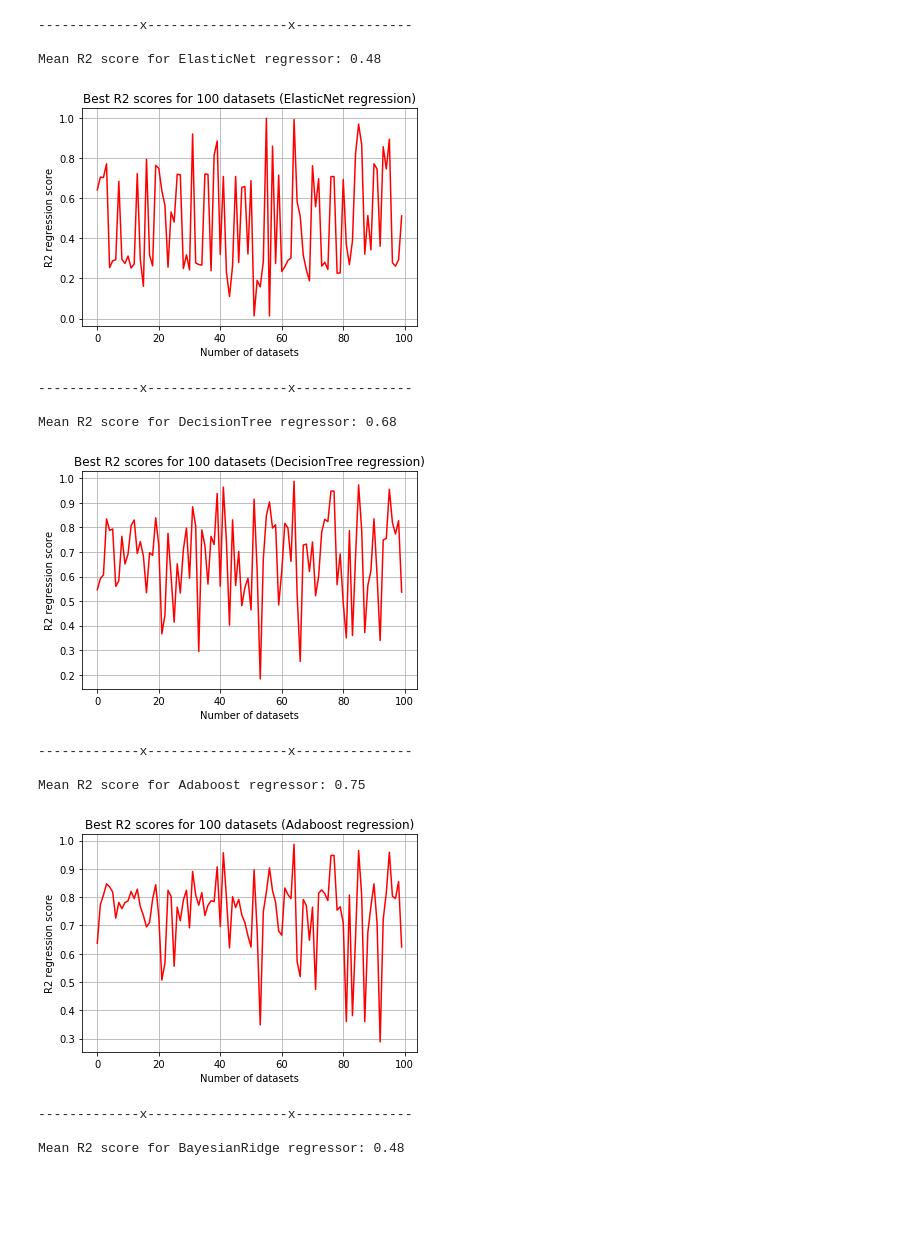
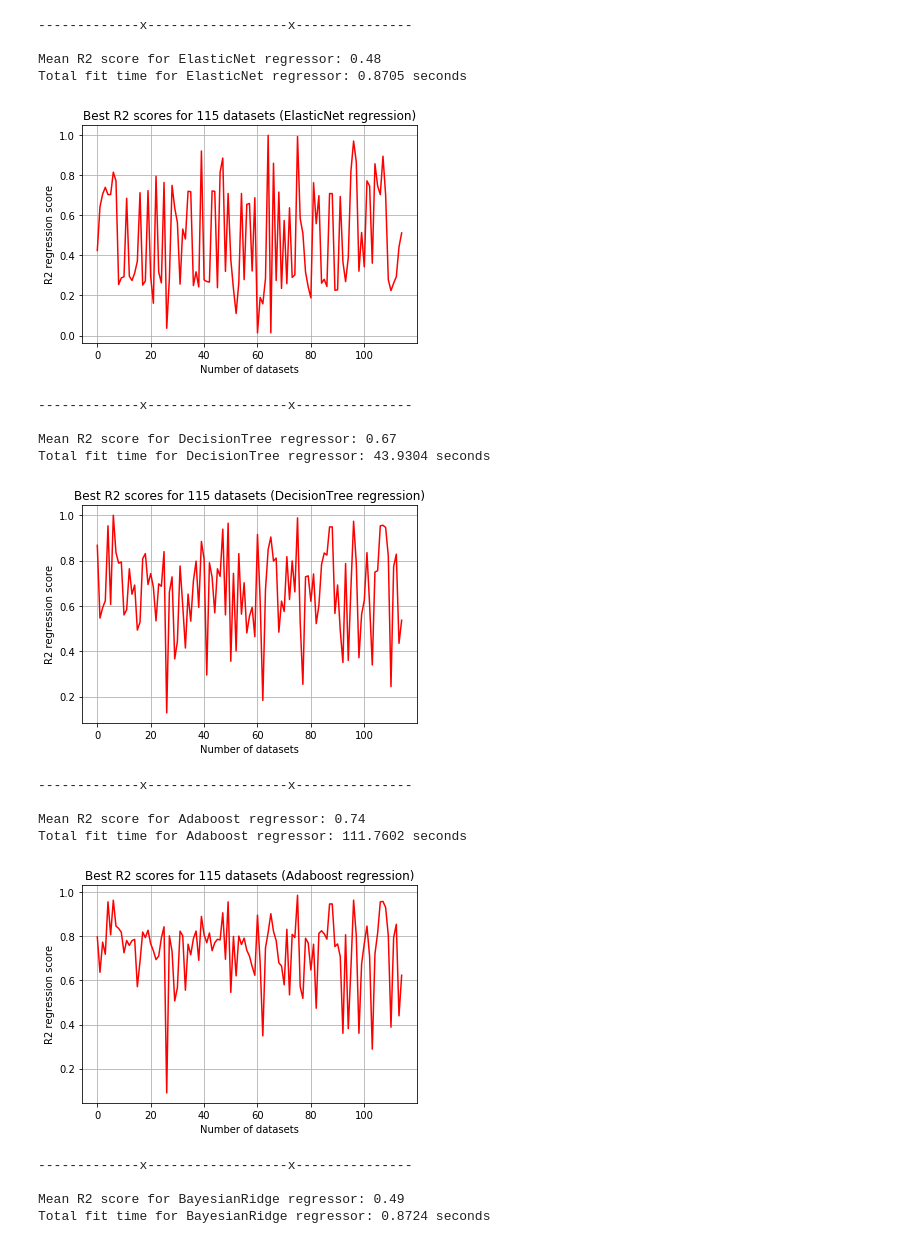
Before and after one commit to anuprulez/pmlb_regression, a Jupyter notebook: analyze_regression_results_filtered.ipynb, the cells around one changed output. Cells and saved outputs as stored; diff of their text form; code cells hidden in the pictures; blank space fills up the shorter version.

Commit message:
Update results for 115 datasets

```diff
--- a/analyze_regression_results_filtered.ipynb
+++ b/analyze_regression_results_filtered.ipynb
@@ -14,28 +14,35 @@ warnings.filterwarnings('ignore')
 start_time = time.time()
 
 #folder_name = "filtered_results/"
-folder_name = "100_datasets_results/"
+folder_name = "115_datasets_results/"
 
 clf_names_dir = os.listdir(folder_name)
 
 clf_names = list()
 clf_mean_r2 = list()
 r2_dict = dict()
+fit_time_dict = dict()
 for clf in clf_names_dir:
     data_path = folder_name + clf
     files = [f for f in os.listdir(data_path)]
     r2_scores = list()
+    fit_time = list()
     for f_name in files:
         f_path = data_path + "/" + f_name
         df = pd.read_csv(f_path, sep="\t")
         rank_test_score = df[df["rank_test_score"] == 1]
         mean_test_score = rank_test_score["mean_test_score"]
+        fit_time_sec = rank_test_score["mean_fit_time"].iloc[0] + rank_test_score["mean_score_time"].iloc[0]
         r2_scores.append(mean_test_score.iloc[0])
+        fit_time.append(fit_time_sec)
     clf_names.append(clf)
     mean_r2 = np.mean(r2_scores)
     clf_mean_r2.append(mean_r2)
     r2_dict[clf] = mean_r2
+    mean_fit_time = np.sum(fit_time)
+    fit_time_dict[clf] = mean_fit_time
     print("Mean R2 score for %s regressor: %0.2f" % (clf, mean_r2))
+    print("Total fit time for %s regressor: %0.4f seconds" % (clf, mean_fit_time))
 
     plt.figure()
     plt.plot(r2_scores, color='r')
@@ -46,6 +53,29 @@ for clf in clf_names_dir:
     plt.show()
     print("-------------x------------------x---------------")
     print(" ")
+
+
+#plt.figure()
+#fig, ax = plt.subplots()
+
+fit_times_list = list()
+r2_score_list = list()
+names_clf = list()
+ctr = 0
+for item in r2_dict.items():
+    names_clf.append(item[0])
+    plt.scatter(fit_time_dict[item[0]], item[1])
+    #ax.annotate(item[0], (fit_time_dict[item[0]], item[1]))
+    ctr += 1
+
+plt.legend(tuple(names_clf))
+plt.xlabel('Total fit time (seconds)')
+plt.ylabel('Mean R2 score')
+plt.title('Mean R2 score vs total fit time for regressors')
+plt.grid(True)
+plt.show()
+
+print("-------------x------------------x---------------")
 
 r2_dict = sorted(r2_dict.items(), key=lambda kv: kv[1])
 
@@ -62,7 +92,10 @@ plt.barh(y_pos, r2)
 plt.yticks(y_pos, tuple(cf))
 plt.xlabel('R2 scores')
 plt.title('R2 scores vs regressors')
+plt.grid(True)
 plt.show()
+
+print("-------------x------------------x---------------")
 
 # fetch number of samples in each dataset
 
@@ -83,7 +116,10 @@ plt.bar(y_pos, sorted(dataset_length))
 plt.xlabel('Number of datasets')
 plt.ylabel('Number of samples')
 plt.title('Sizes of datasets')
+plt.grid(True)
 plt.show()
+
+print("-------------x------------------x---------------")
 
 end_time = time.time()
 print('Total time taken: %d seconds' % int(end_time - start_time))
@@ -96,16 +134,20 @@ Mean R2 score for ARD regressor: 0.48
 [figure]
 -------------x------------------x---------------
 
 Mean R2 score for ElasticNet regressor: 0.48
+Total fit time for ElasticNet regressor: 0.8705 seconds
-[figure, old version]
+[figure, new version]
 -------------x------------------x---------------
 
-Mean R2 score for DecisionTree regressor: 0.68
+Mean R2 score for DecisionTree regressor: 0.67
+Total fit time for DecisionTree regressor: 43.9304 seconds
-[figure, old version]
+[figure, new version]
 -------------x------------------x---------------
 
-Mean R2 score for Adaboost regressor: 0.75
+Mean R2 score for Adaboost regressor: 0.74
+Total fit time for Adaboost regressor: 111.7602 seconds
-[figure, old version]
+[figure, new version]
 -------------x------------------x---------------
 
-Mean R2 score for BayesianRidge regressor: 0.48
+Mean R2 score for BayesianRidge regressor: 0.49
+Total fit time for BayesianRidge regressor: 0.8724 seconds
```
Also changed, not shown: parts of 1 cell of this notebook.
